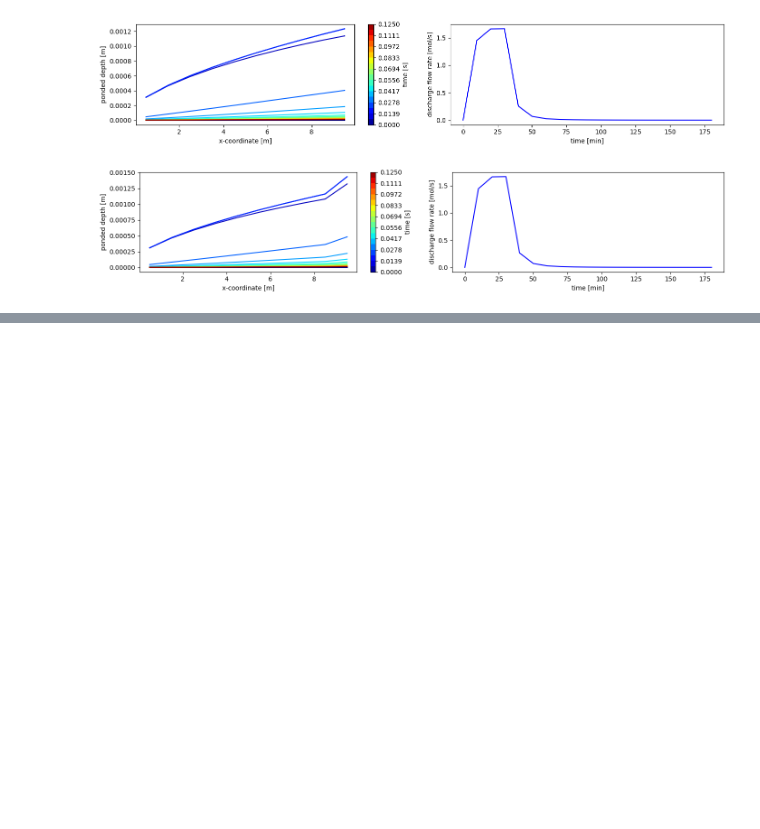
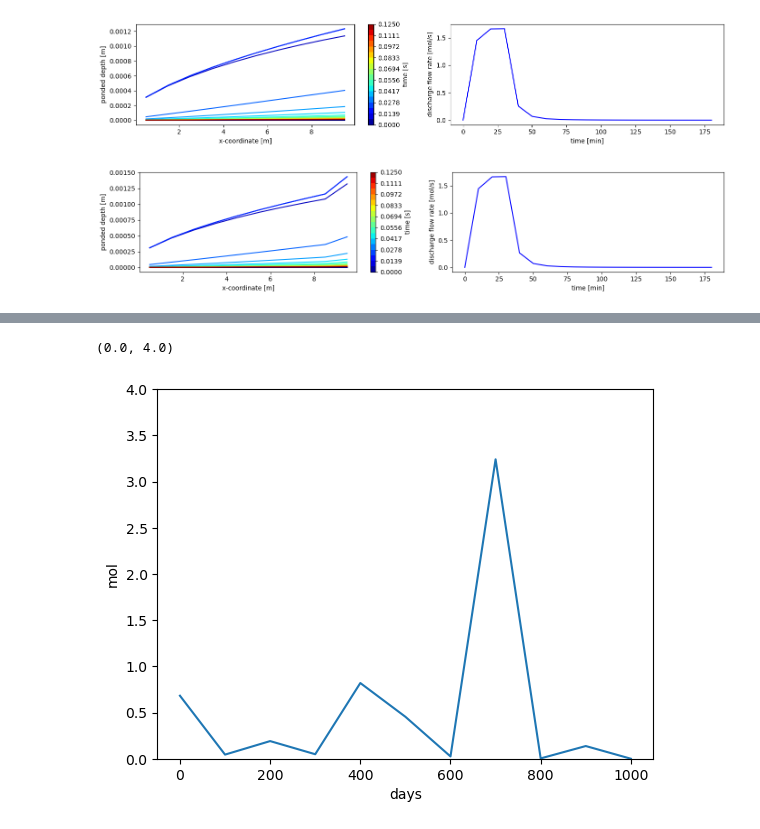
Before and after one commit to amanzi/ats-short-course, a Jupyter notebook: 01_integrated_flow/flow.ipynb, the cells around one changed output, grey strips where cells are left out. Drawn from its saved outputs; the diff is of its cells as text; code cells hidden in the pictures; blank space fills up the shorter version.

```diff
--- a/01_integrated_flow/flow.ipynb
+++ b/01_integrated_flow/flow.ipynb
@@ -298 +331,25 @@ Describe how facesets are set geometrically or by labelled sets.
+# %%
+data = np.transpose(np.loadtxt("integrated_hydrology/run_hillslope_spinup_results/water_balance.dat", delimiter=",", skiprows=29))
+
+err = np.zeros_like(data[0])
+
+mol_rho = 55000
+
+subsurface_water = data[1]
+surface_water = data[2]
+surface_runoff = data[3]
+precip = data[4]
+
+for i in range(data[0].size - 1):
+    err[i] = subsurface_water[i+1] + surface_water[i+1] - (subsurface_water[i] + surface_water[i]) + surface_runoff[i+1] - mol_rho*data[4][i+1]
+    err[i] = abs(err[i])
+
+
+plt.plot(data[0], err)
+plt.xlabel("days")
+plt.ylabel("mol")
+plt.ylim([0,4])
+# %% [output]
+(0.0, 4.0)
+[figure, added]
 # %%
```
Also changed, not shown: parts of 21 cells of this notebook, 8 other files.
